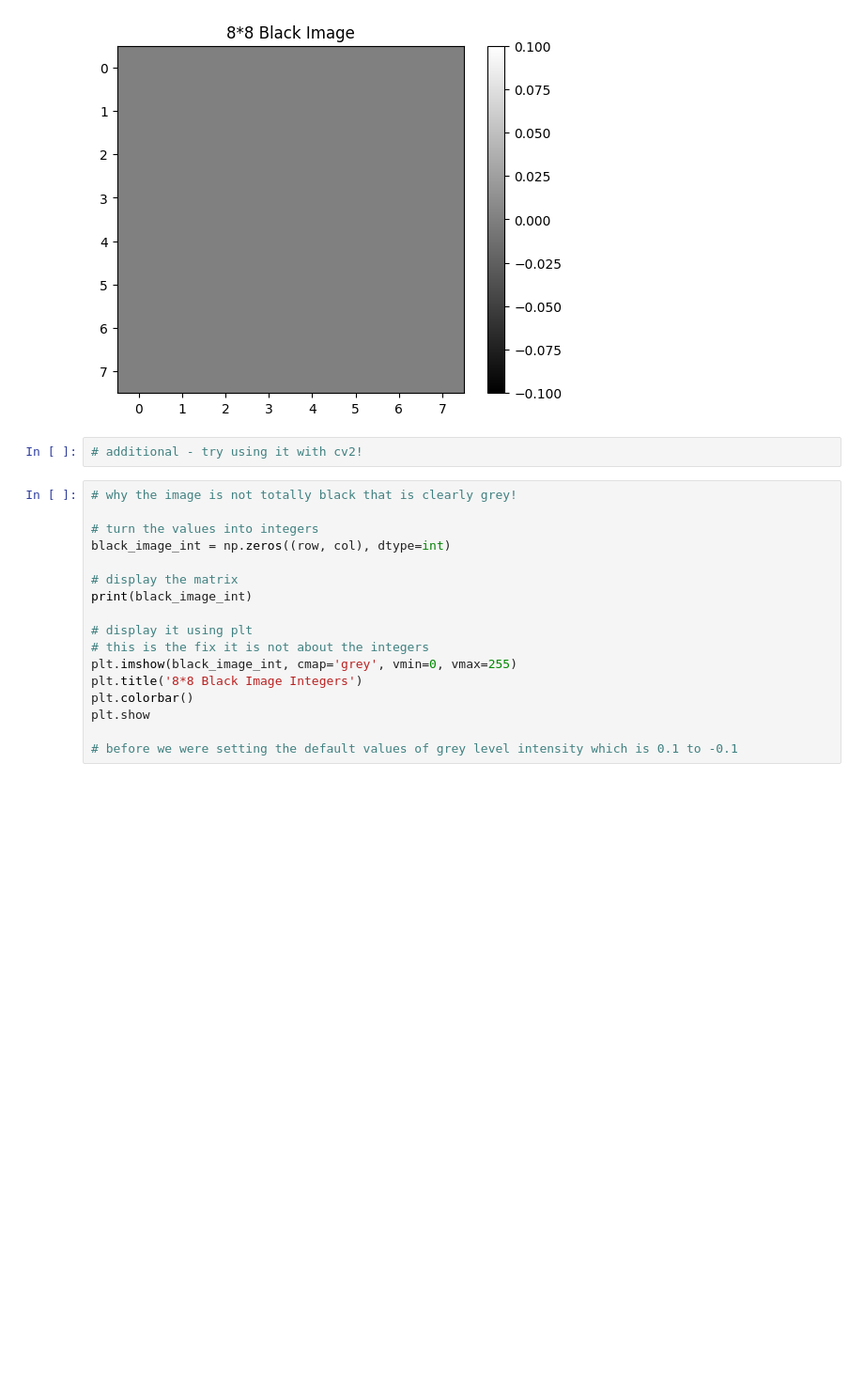
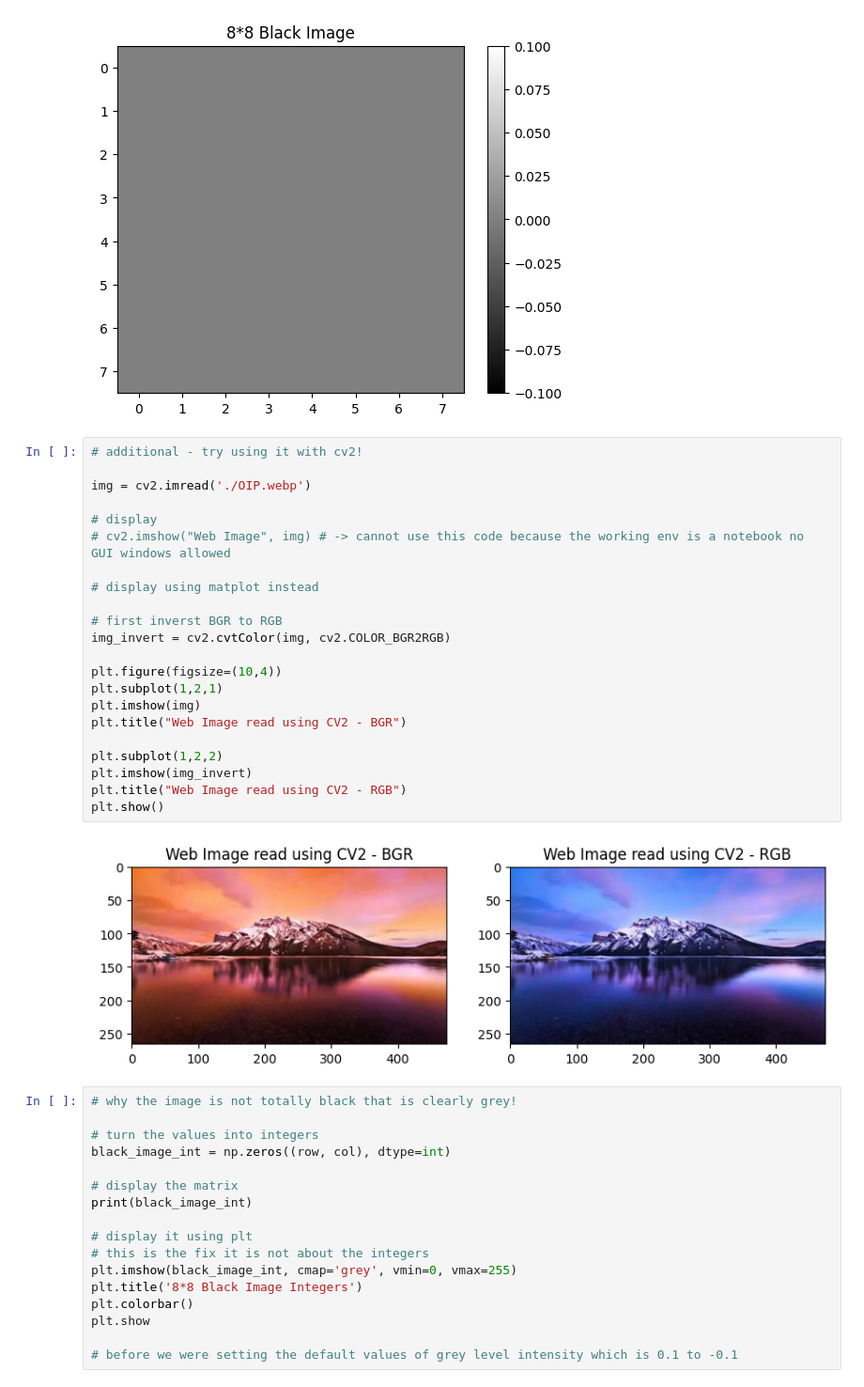
Before and after one commit to BashayrA/Digital-Image-Processing---Labs, a Jupyter notebook: AI342Lab1.ipynb, the cells around one changed output. Shown at 94% size. Cells and saved outputs as stored; diff of their text form; blank space fills up the shorter version.

```diff
--- a/AI342Lab1.ipynb
+++ b/AI342Lab1.ipynb
@@ -73,8 +73,30 @@ plt.show
 # %% [output]
 <function matplotlib.pyplot.show(close=None, block=None)>
 [figure]
-# %%
-# additional - try using it with cv2!
+# %%
+# additional - try using it with cv2!
+
+img = cv2.imread('./OIP.webp')
+
+# display
+# cv2.imshow("Web Image", img) # -> cannot use this code because the working env is a notebook no GUI windows allowed
+
+# display using matplot instead
+
+# first inverst BGR to RGB
+img_invert = cv2.cvtColor(img, cv2.COLOR_BGR2RGB)
+
+plt.figure(figsize=(10,4))
+plt.subplot(1,2,1)
+plt.imshow(img)
+plt.title("Web Image read using CV2 - BGR")
+
+plt.subplot(1,2,2)
+plt.imshow(img_invert)
+plt.title("Web Image read using CV2 - RGB")
+plt.show()
+# %% [output]
+[figure, added]
 # %%
 # why the image is not totally black that is clearly grey!
 
```
Also changed, not shown: parts of 2 cells of this notebook.
